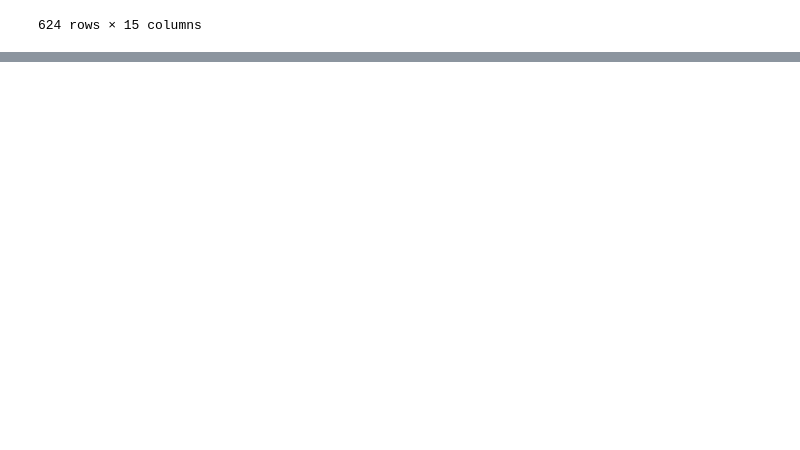
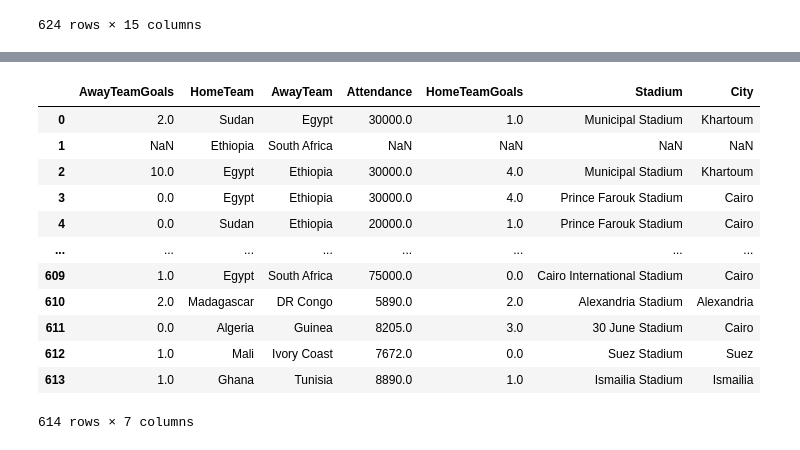
Before and after one commit to Ssaava/recess2, a Jupyter notebook: lecture9/ssenteza_emmanuel_afternoon_dataframes.ipynb, the cells around one changed output, grey strips where cells are left out. Cells and saved outputs as stored; diff of their text form; code cells hidden in the pictures; blank space fills up the shorter version.

```diff
--- a/lecture9/ssenteza_emmanuel_afternoon_dataframes.ipynb
+++ b/lecture9/ssenteza_emmanuel_afternoon_dataframes.ipynb
@@ -222,0 +308,19 @@ dataSet
+# %%
+# 19. Changing the order of DataFrame columns:
+column_order = ['AwayTeamGoals', 'HomeTeam', 'AwayTeam', 'Attendance',  'HomeTeamGoals',  'Stadium', 'City',]
+dataSet = dataSet[column_order]
+dataSet
+# %% [output]
+|  | AwayTeamGoals | HomeTeam | AwayTeam | Attendance | HomeTeamGoals | Stadium | City |
+| 0 | 2.0 | Sudan | Egypt | 30000.0 | 1.0 | Municipal Stadium | Khartoum |
+| 1 | NaN | Ethiopia | South Africa | NaN | NaN | NaN | NaN |
+| 2 | 10.0 | Egypt | Ethiopia | 30000.0 | 4.0 | Municipal Stadium | Khartoum |
+| 3 | 0.0 | Egypt | Ethiopia | 30000.0 | 4.0 | Prince Farouk Stadium | Cairo |
+| 4 | 0.0 | Sudan | Ethiopia | 20000.0 | 1.0 | Prince Farouk Stadium | Cairo |
+| ... | ... | ... | ... | ... | ... | ... | ... |
+| 609 | 1.0 | Egypt | South Africa | 75000.0 | 0.0 | Cairo International Stadium | Cairo |
+| 610 | 2.0 | Madagascar | DR Congo | 5890.0 | 2.0 | Alexandria Stadium | Alexandria |
+| 611 | 0.0 | Algeria | Guinea | 8205.0 | 3.0 | 30 June Stadium | Cairo |
+| 612 | 1.0 | Mali | Ivory Coast | 7672.0 | 0.0 | Suez Stadium | Suez |
+| 613 | 1.0 | Ghana | Tunisia | 8890.0 | 1.0 | Ismailia Stadium | Ismailia |
+614 rows × 7 columns
```
Also changed, not shown: parts of 6 cells of this notebook, 7 other files.
